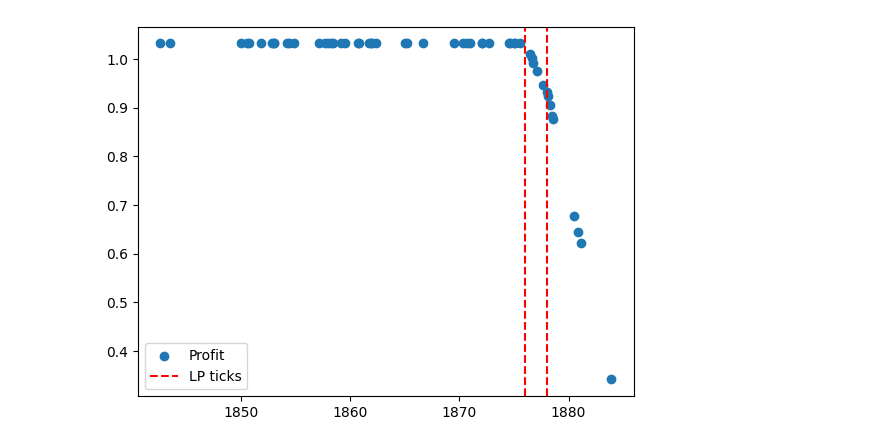
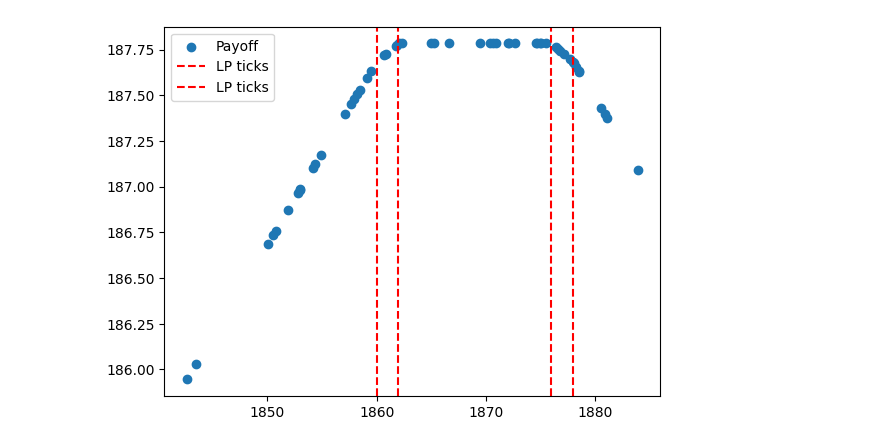
Before and after one commit to Bouananhich/Defi-Synth-Options, a Jupyter notebook: Simulation_Notebook.ipynb, the cells around one changed output. Saved outputs shown, nothing was run; the diff lists cells and outputs as text; code cells hidden in the pictures.

Commit message:
Updated version of the notebook to simulate multiple other positions

```diff
--- a/Simulation_Notebook.ipynb
+++ b/Simulation_Notebook.ipynb
@@ -13,0 +21,9 @@ x = x.set_index("timestamp")
+# %%
+# Create a DataFrame for ETH price data and determine enters and exits of the specified price range
+def compute_transitions(eth_price,lower_tick,higher_tick):
+    df_eth_price = pd.DataFrame(eth_price)
+    enters_range = (df_eth_price["open"] >= lower_tick) & (df_eth_price["open"].shift(1)<lower_tick)
+    exits_range =  (df_eth_price["open"] <= higher_tick) & (df_eth_price["open"].shift(1)>higher_tick)
+    transitions = enters_range | exits_range
+    transitions = transitions.astype(int)*pool_fees
+    return transitions
@@ -14,21 +99,31 @@ x = x.set_index("timestamp")
 # %%
-# Define parameters
-
-timeframe_days = 31  # Number of days to consider
-timeframe_hours = timeframe_days * 8  # Number of hours to consider based on timeframe_days
 eth_borrowed = 0.1  # Amount of ETH borrowed for liquidity provision
 lower_tick = 1876  # Lower tick value for the range
 higher_tick = 1878  # Higher tick value for the range
-pool_fees = 0.0005 # Fees of the simulated pool (0.05%)
 
 eth_supplied = eth_borrowed #Amount to supply
+
+# Initialization of the portfolio to simulate
+user_ptf = portfolio()
+
+# Adding LP positions
+user_ptf.add_position(1876,1878,0.1)
+user_ptf.add_position(1860,1862,0.1)
+
+# Adding a short position
+user_ptf.add_debt(0.1)
+
+# Simulation of the portfolio
+user_ptf.compute_ptf_value(eth_price)
 # %%
 # Plot ETH price over the selected timeframe
 
-eth_price = x["open"][-timeframe_hours:]
 eth_price.plot(label="ETH price")
-plt.axhline(lower_tick,linestyle="--",color = "r",label="LP ticks")
-plt.axhline(higher_tick,linestyle="--",color = "r")
+
+for position in user_ptf.positions:
+    plt.axhline(position.lower_tick,linestyle="--",color = "r",label="LP ticks")
+    plt.axhline(position.higher_tick,linestyle="--",color = "r")
+
 plt.legend()
 plt.show()
 # %% [output]
@@ -98,10 +139,13 @@ plt.show()
 # %%
 # Plot the payoff based on ETH price and total portfolio value at the end of the selected timeframe
 
-plt.scatter(eth_price,ptf["ptf value"] + ptf["fees"][-1],label="Profit")
-plt.axvline(lower_tick,linestyle="--",color = "r",label="LP ticks")
-plt.axvline(higher_tick,linestyle="--",color = "r")
+plt.scatter(eth_price,user_ptf.ptf["payoff"],label="Payoff")
+
+for position in user_ptf.positions :
+    plt.axvline(position.lower_tick,linestyle="--",color = "r",label="LP ticks")
+    plt.axvline(position.higher_tick,linestyle="--",color = "r")
+
 plt.legend()
 plt.show()
 # %% [output]
-[figure, old version]
+[figure, new version]
```
Also changed, not shown: parts of 10 cells of this notebook.
